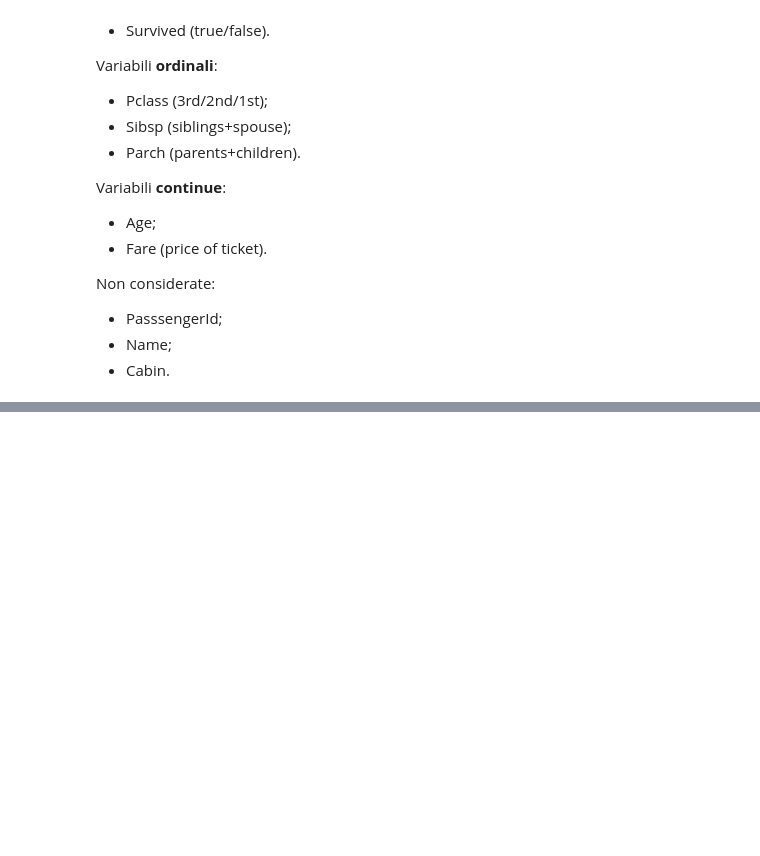
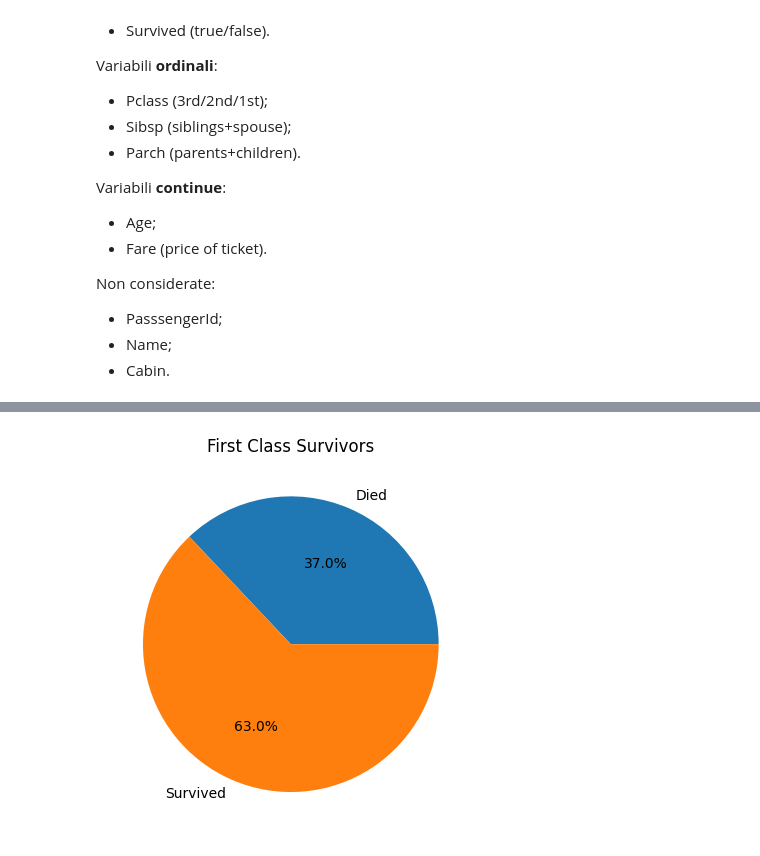
Before and after one commit to davidedigrande/titanic-dataset-eda, a Jupyter notebook: notebook.ipynb, the cells around one changed output, grey strips where cells are left out. Drawn from its saved outputs; the diff is of its cells as text; code cells hidden in the pictures; blank space fills up the shorter version.

```diff
--- a/notebook.ipynb
+++ b/notebook.ipynb
@@ -97,0 +112,7 @@ Name: Survived, dtype: int64
+# %%
+first_class = class_survived.get(1)
+plt.title("First Class Survivors")
+plt.pie(first_class, labels=["Died", "Survived"], autopct='%1.1f%%')
+plt.show()
+# %% [output]
+[figure, added]
```
Also changed, not shown: parts of 14 cells of this notebook.
